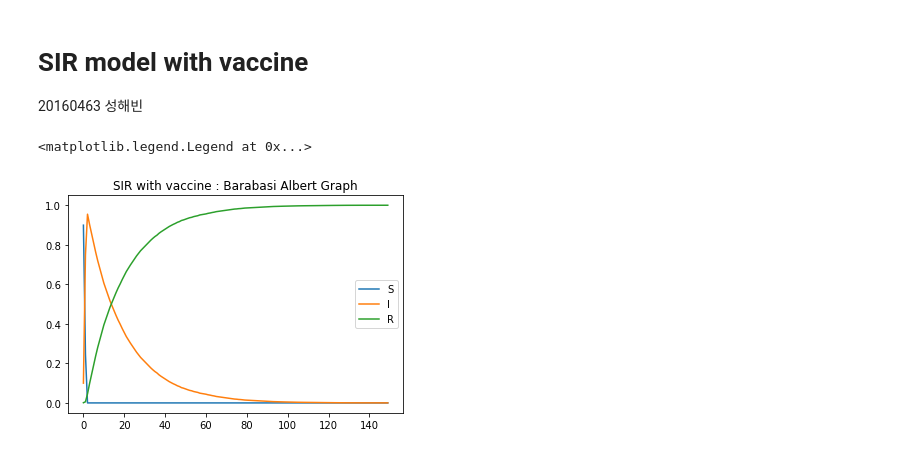
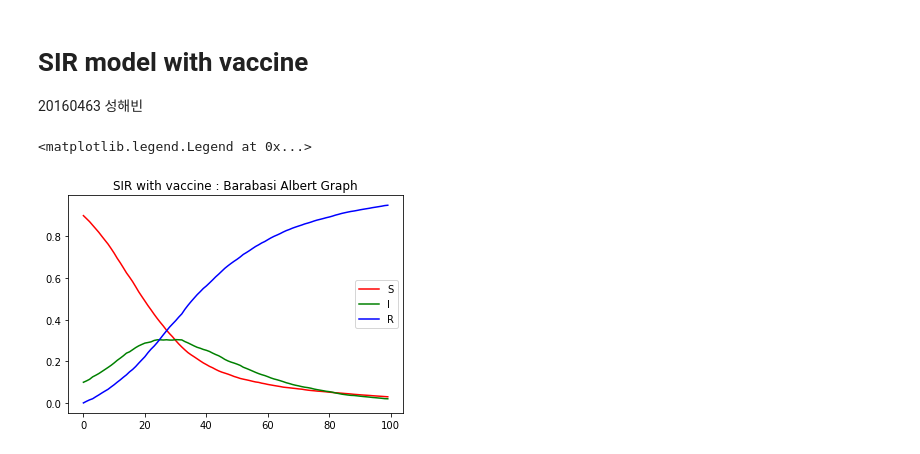
Before and after one commit to imnotkind/jungsigi, a Jupyter notebook: hw2/SIR_model_with_vaccine.ipynb, the cells around one changed output. Drawn from its saved outputs; the diff is of its cells as text; code cells hidden in the pictures.

```diff
--- a/hw2/SIR_model_with_vaccine.ipynb
+++ b/hw2/SIR_model_with_vaccine.ipynb
@@ -19,16 +19,17 @@ def SIRS_vaccine(graph, tmax, beta, gamma, zeta, initial_inf):
     inf_o = set(np.random.choice(graph.nodes(), size=int(len(graph) * initial_inf), replace=False))
     nx.set_node_attributes(graph, {node: ([1] if node in inf_o else [0]) for node in graph.nodes()},'inf')
     for t in range(tmax):
-        # VACCINE : pick susceptible node that has the most infected neighbors, change to recovered
-        max_inf_neighbor_node, max_inf_neighbor_num = None, None
+        # VACCINE : pick susceptible node that has the most possibility to get infected, change to recovered
+        max_inf_neighbor_node, max_inf_neighbor_frac = None, None
         for node in graph.nodes():
             if graph.nodes[node]['inf'][t] == 0: # susceptible(0)
                 num_inf_neighbors = np.sum([ graph.nodes[neighbor]['inf'][t] == 1 for neighbor in graph.neighbors(node)])
+                frac_inf_neighbors = num_inf_neighbors / len(list(graph.neighbors(node)))
                 if max_inf_neighbor_node == None:
-                    max_inf_neighbor_num = num_inf_neighbors
+                    max_inf_neighbor_frac = frac_inf_neighbors
                     max_inf_neighbor_node = node
-                elif max_inf_neighbor_num < num_inf_neighbors:
-                    max_inf_neighbor_num = num_inf_neighbors
+                elif max_inf_neighbor_frac < frac_inf_neighbors:
+                    max_inf_neighbor_frac = frac_inf_neighbors
                     max_inf_neighbor_node = node
         if max_inf_neighbor_node != None:
             graph.nodes[max_inf_neighbor_node]['inf'][t] = 2 # recovered(2)
@@ -36,14 +37,10 @@ def SIRS_vaccine(graph, tmax, beta, gamma, zeta, initial_inf):
         for node in graph.nodes():
             if graph.nodes[node]['inf'][t] == 0: # susceptible(0)
                 # First determine how many infected neighbors the node has at time t:
-                num_inf_neighbors = np.sum([ graph.nodes[neighbor]['inf'][t] == 1 for neighbor in graph.neighbors(node)])
-                # Instead of drawing a bunch of random numbers for each neighbor
-                # we  can just calculate the cumulative probability of getting
-                # infected since these events are independent and then just
-                # draw 1 random number to check against:
-                # if we get infected from more than one neighbor, then we get infected
-                # 1 - p(not getting infected for all neighbors) = p(getting infected)
-                if np.random.random() < (1 - (1 - beta)**num_inf_neighbors):
+                neighbors = list(graph.neighbors(node))
+                num_inf_neighbors = np.sum([ graph.nodes[neighbor]['inf'][t] == 1 for neighbor in neighbors])
+
+                if np.random.random() < num_inf_neighbors / len(neighbors) * beta:
                     # If infection occurs we add a 1 to the state list of the node.
                     # Note that by doing this we don't change how the other
                     # nodes update, because they will be using time index t not t+1
@@ -80,13 +77,14 @@ import matplotlib.pyplot as plt
 # %%
 ba_graph = nx.barabasi_albert_graph(1000, 53)
 
 sample_run = 10
-sample_mean = np.mean([SIRS_vaccine(ba_graph, tmax=150, beta=0.152, gamma=0.053, zeta=0, initial_inf=0.1) for i in range(sample_run)], axis=0)
+time = 100
+sample_mean = np.mean([SIRS_vaccine(ba_graph, tmax=time, beta=0.152, gamma=0.053, zeta=0, initial_inf=0.1) for i in range(sample_run)], axis=0)
 plt.title("SIR with vaccine : Barabasi Albert Graph")
-plt.plot(sample_mean[0], label="S")
-plt.plot(sample_mean[1], label="I")
-plt.plot(sample_mean[2], label="R")
+plt.plot(sample_mean[0], label="S", color="red")
+plt.plot(sample_mean[1], label="I", color="green")
+plt.plot(sample_mean[2], label="R", color="blue")
 plt.legend()
 # %% [output]
 <matplotlib.legend.Legend at 0x...>
-[figure, old version]
+[figure, new version]
```
Also changed, not shown: 4 other files.
